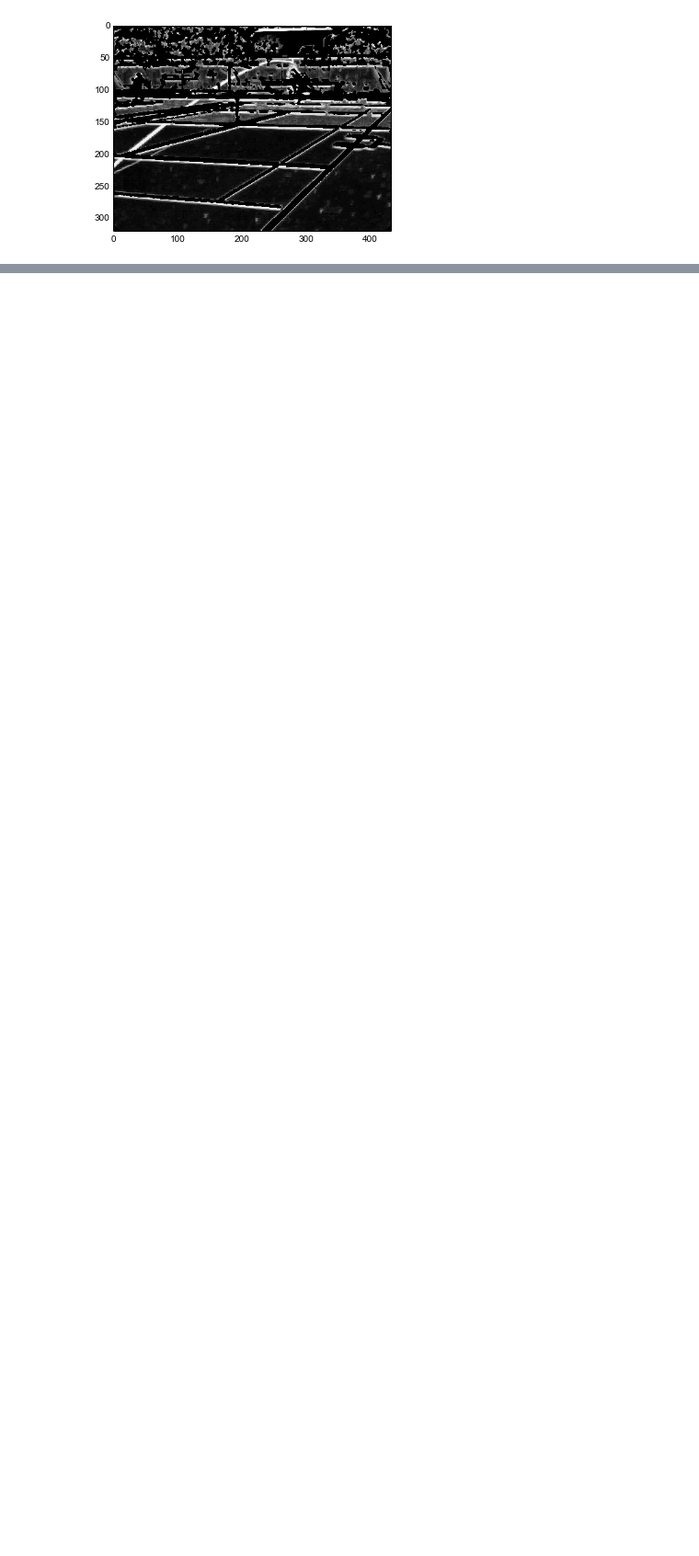
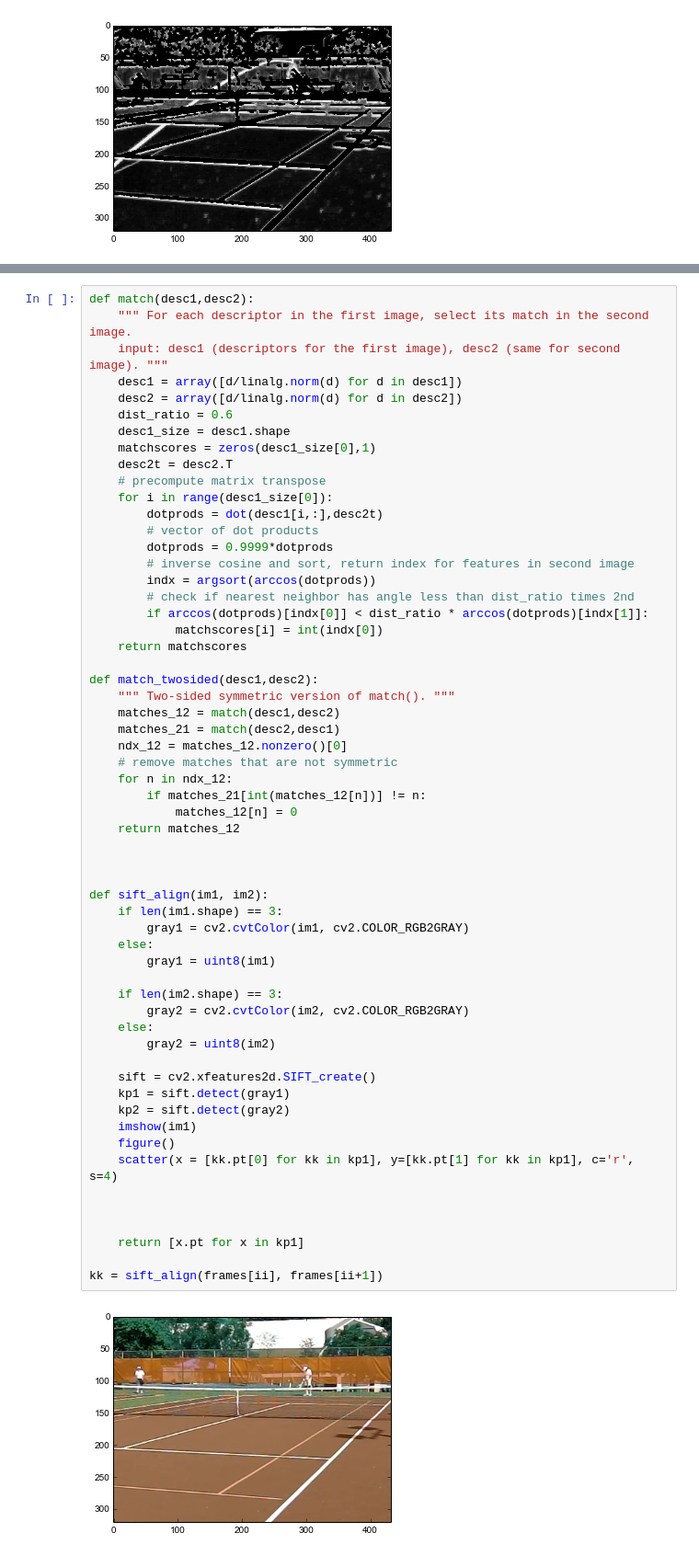
Before and after one commit to wcyuan/opencv_ipynotebook, a Jupyter notebook: Joshua_tennis.ipynb, the cells around one changed output, grey strips where cells are left out. Shown at 92% size. Drawn from its saved outputs; the diff is of its cells as text; blank space fills up the shorter version.

```diff
--- a/Joshua_tennis.ipynb
+++ b/Joshua_tennis.ipynb
@@ -510,0 +529,60 @@ plot_hough_lines(frames[ii])
+# %%
+def match(desc1,desc2):
+    """ For each descriptor in the first image, select its match in the second image.
+    input: desc1 (descriptors for the first image), desc2 (same for second image). """
+    desc1 = array([d/linalg.norm(d) for d in desc1])
+    desc2 = array([d/linalg.norm(d) for d in desc2])
+    dist_ratio = 0.6
+    desc1_size = desc1.shape
+    matchscores = zeros(desc1_size[0],1)
+    desc2t = desc2.T
+    # precompute matrix transpose
+    for i in range(desc1_size[0]):
+        dotprods = dot(desc1[i,:],desc2t)
+        # vector of dot products
+        dotprods = 0.9999*dotprods
+        # inverse cosine and sort, return index for features in second image
+        indx = argsort(arccos(dotprods))
+        # check if nearest neighbor has angle less than dist_ratio times 2nd
+        if arccos(dotprods)[indx[0]] < dist_ratio * arccos(dotprods)[indx[1]]:
+            matchscores[i] = int(indx[0])
+    return matchscores
+
+def match_twosided(desc1,desc2):
+    """ Two-sided symmetric version of match(). """
+    matches_12 = match(desc1,desc2)
+    matches_21 = match(desc2,desc1)
+    ndx_12 = matches_12.nonzero()[0]
+    # remove matches that are not symmetric
+    for n in ndx_12:
+        if matches_21[int(matches_12[n])] != n:
+            matches_12[n] = 0
+    return matches_12
+
+
+
+def sift_align(im1, im2):
+    if len(im1.shape) == 3:
+        gray1 = cv2.cvtColor(im1, cv2.COLOR_RGB2GRAY)
+    else:
+        gray1 = uint8(im1)
+
+    if len(im2.shape) == 3:
+        gray2 = cv2.cvtColor(im2, cv2.COLOR_RGB2GRAY)
+    else:
+        gray2 = uint8(im2)
+
+    sift = cv2.xfeatures2d.SIFT_create()
+    kp1 = sift.detect(gray1)
+    kp2 = sift.detect(gray2)
+    imshow(im1)
+    figure()
+    scatter(x = [kk.pt[0] for kk in kp1], y=[kk.pt[1] for kk in kp1], c='r', s=4)
+
+
+
+    return [x.pt for x in kp1]
+
+kk = sift_align(frames[ii], frames[ii+1])
+# %% [output]
+[figure, added]
```
Also changed, not shown: parts of 4 cells of this notebook, 2 other files.
